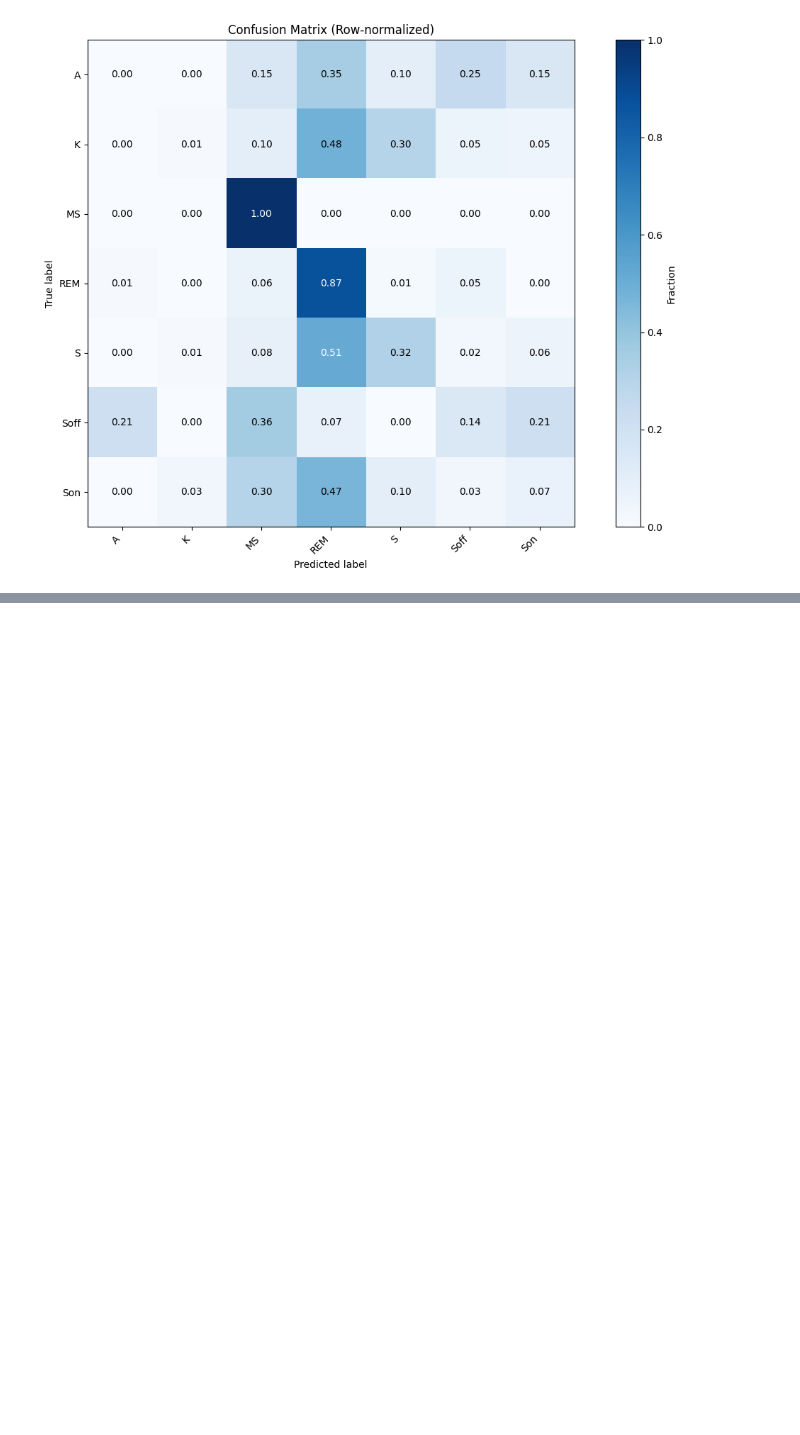
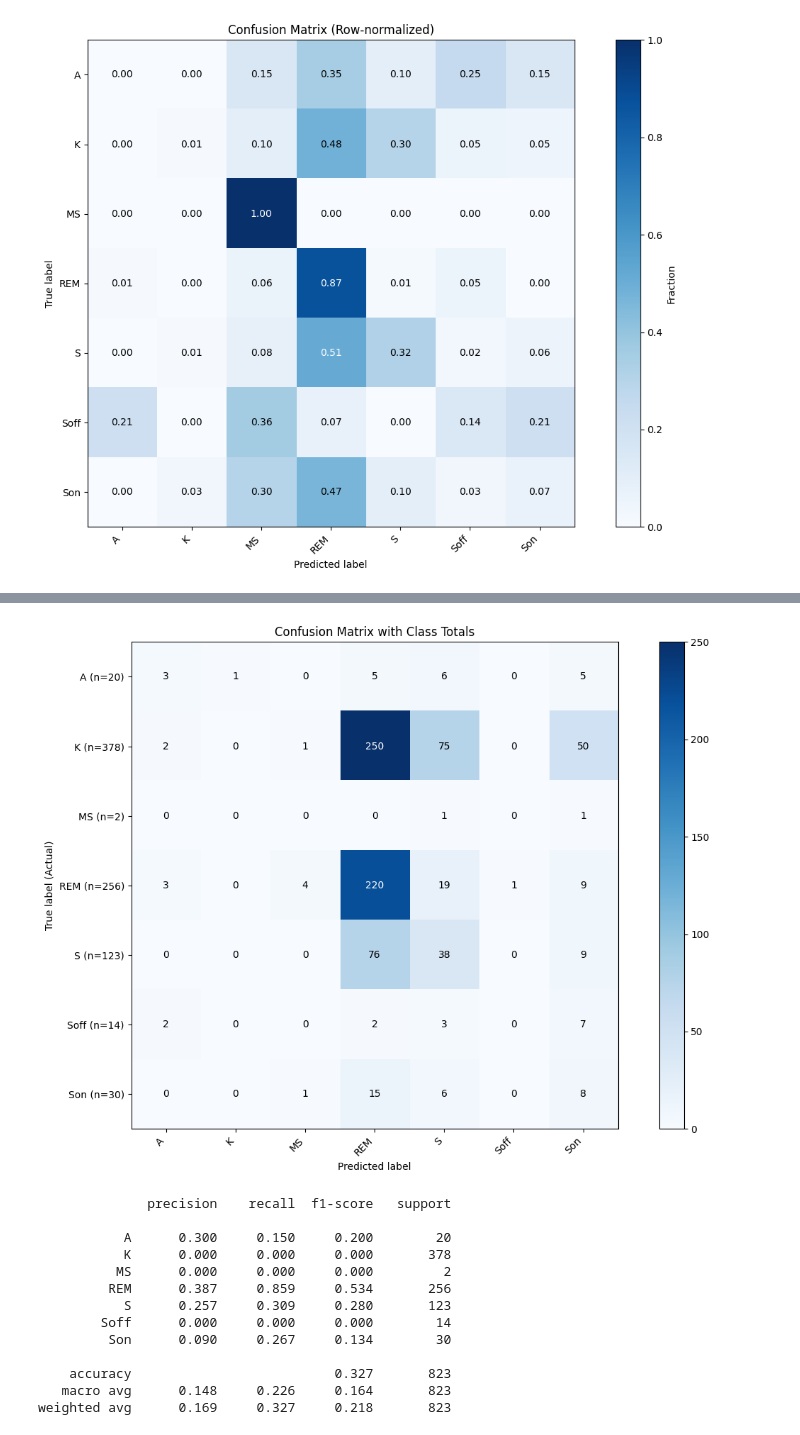
Before and after one commit to Maniacravi/eeg-sleep-1, a Jupyter notebook: notebooks/02_dl_models.ipynb, the cells around one changed output, grey strips where cells are left out. Saved outputs shown, nothing was run; the diff lists cells and outputs as text; code cells hidden in the pictures; blank space fills up the shorter version.

```diff
--- a/notebooks/02_dl_models.ipynb
+++ b/notebooks/02_dl_models.ipynb
@@ -307,0 +542,11 @@ plt.show()
+# %%
+import torch
+from torch.utils.data import TensorDataset, DataLoader
+
+Xtr = torch.tensor(X_train_w, dtype=torch.float32)
+ytr = torch.tensor(y_train_id, dtype=torch.long)
+Xte = torch.tensor(X_test_w, dtype=torch.float32)
+yte = torch.tensor(y_test_id, dtype=torch.long)
+
+train_loader = DataLoader(TensorDataset(Xtr, ytr), batch_size=32, shuffle=True)
+test_loader  = DataLoader(TensorDataset(Xte, yte), batch_size=32, shuffle=False)
@@ -307,0 +906,26 @@ plt.show()
+# %%
+# Predict with best model
+model.load_state_dict(best_state)
+macro, cm, y_true, y_pred = eval_all(test_loader)
+
+# PLot confusion matrix with totals
+target_names = [id2label[i] for i in range(n_classes)]
+plot_confusion_matrix_with_totals(y_true, y_pred, target_names)
+
+# Print classification report
+print(classification_report(y_true, y_pred, target_names=target_names, digits=3))
+# %% [output]
+[figure, added]
+              precision    recall  f1-score   support
+
+           A      0.300     0.150     0.200        20
+           K      0.000     0.000     0.000       378
+          MS      0.000     0.000     0.000         2
+         REM      0.387     0.859     0.534       256
+           S      0.257     0.309     0.280       123
+        Soff      0.000     0.000     0.000        14
+         Son      0.090     0.267     0.134        30
+
+    accuracy                          0.327       823
+   macro avg      0.148     0.226     0.164       823
+weighted avg      0.169     0.327     0.218       823
```
Also changed, not shown: parts of 31 cells of this notebook, 4 other files.
